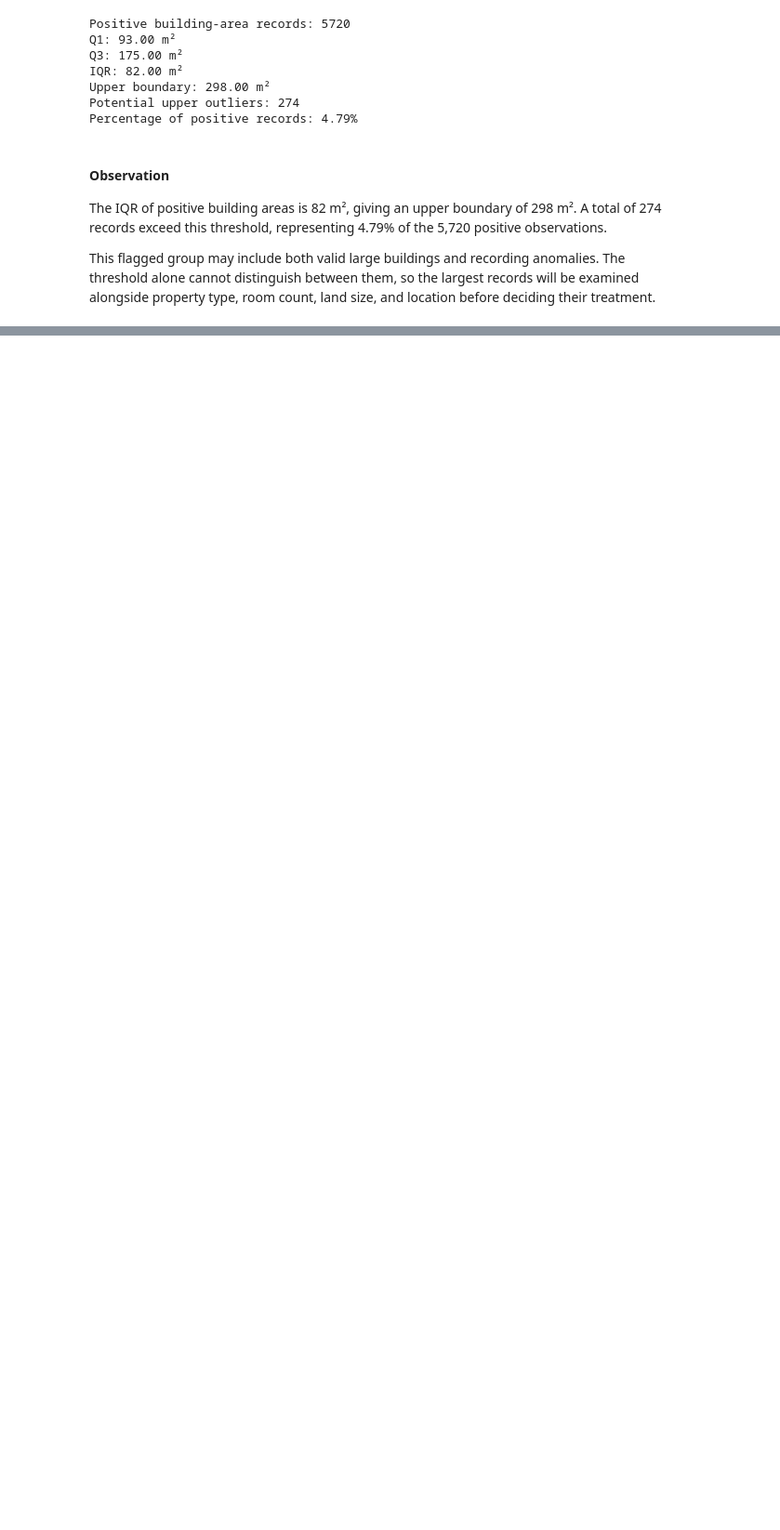
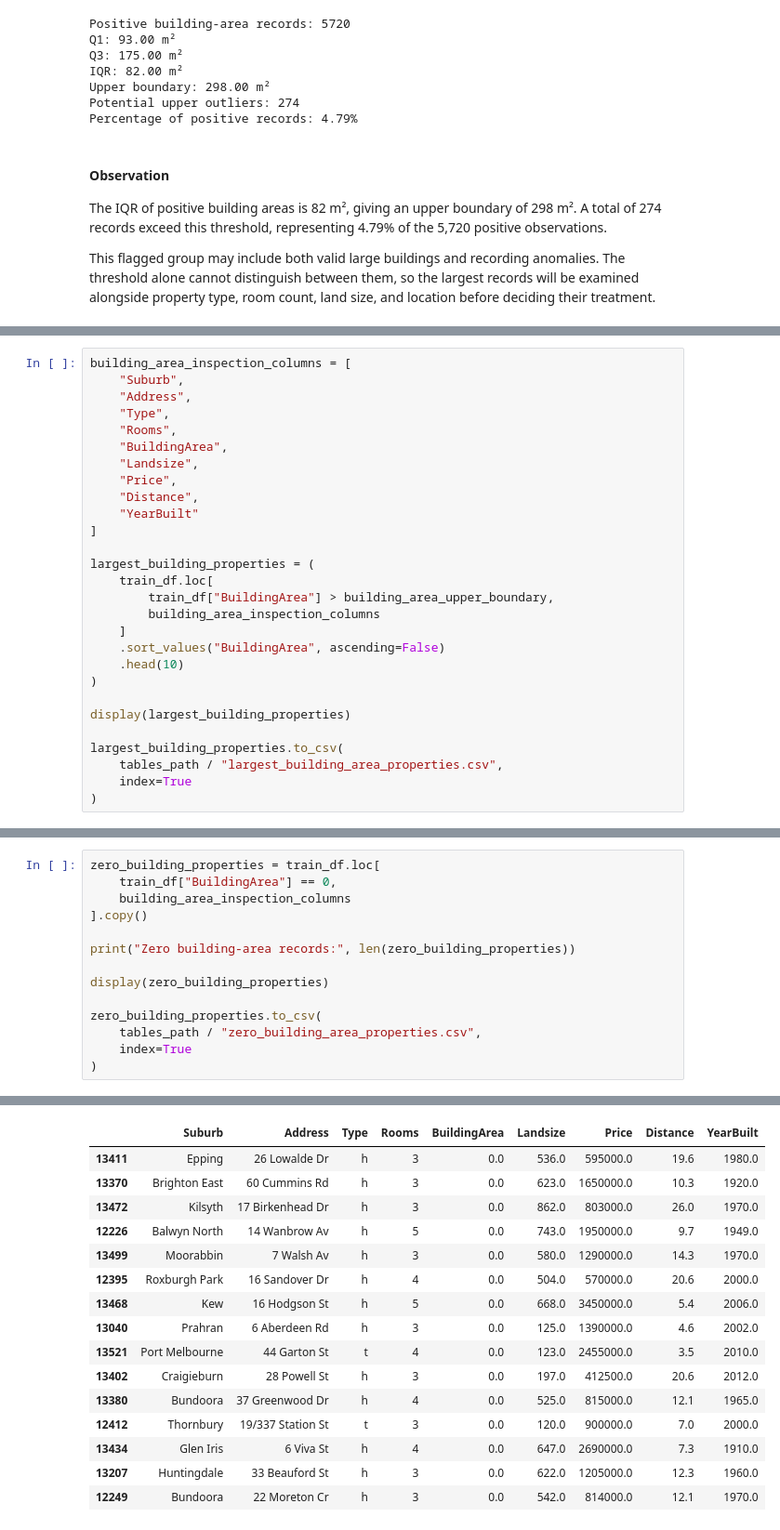
Before and after one commit to WaqasGurmani/house-price-linear-models, a Jupyter notebook: notebooks/02_eda_and_data_quality.ipynb, the cells around one changed output, grey strips where cells are left out. Shown at 93% size. Saved outputs shown, nothing was run; the diff lists cells and outputs as text; blank space fills up the shorter version.

Commit message:
Complete building-area quality review through section 19.8

```diff
--- a/notebooks/02_eda_and_data_quality.ipynb
+++ b/notebooks/02_eda_and_data_quality.ipynb
@@ -2037,0 +2042,28 @@ This flagged group may include both valid large buildings and recording anomalie
+# %%
+building_area_inspection_columns = [
+    "Suburb",
+    "Address",
+    "Type",
+    "Rooms",
+    "BuildingArea",
+    "Landsize",
+    "Price",
+    "Distance",
+    "YearBuilt"
+]
+
+largest_building_properties = (
+    train_df.loc[
+        train_df["BuildingArea"] > building_area_upper_boundary,
+        building_area_inspection_columns
+    ]
+    .sort_values("BuildingArea", ascending=False)
+    .head(10)
+)
+
+display(largest_building_properties)
+
+largest_building_properties.to_csv(
+    tables_path / "largest_building_area_properties.csv",
+    index=True
+)
@@ -2037,0 +2132,15 @@ This flagged group may include both valid large buildings and recording anomalie
+# %%
+zero_building_properties = train_df.loc[
+    train_df["BuildingArea"] == 0,
+    building_area_inspection_columns
+].copy()
+
+print("Zero building-area records:", len(zero_building_properties))
+
+display(zero_building_properties)
+
+zero_building_properties.to_csv(
+    tables_path / "zero_building_area_properties.csv",
+    index=True
+)
+# %% [output]
@@ -2037,0 +2148,16 @@ This flagged group may include both valid large buildings and recording anomalie
+|  | Suburb | Address | Type | Rooms | BuildingArea | Landsize | Price | Distance | YearBuilt |
+| 13411 | Epping | 26 Lowalde Dr | h | 3 | 0.0 | 536.0 | 595000.0 | 19.6 | 1980.0 |
+| 13370 | Brighton East | 60 Cummins Rd | h | 3 | 0.0 | 623.0 | 1650000.0 | 10.3 | 1920.0 |
+| 13472 | Kilsyth | 17 Birkenhead Dr | h | 3 | 0.0 | 862.0 | 803000.0 | 26.0 | 1970.0 |
+| 12226 | Balwyn North | 14 Wanbrow Av | h | 5 | 0.0 | 743.0 | 1950000.0 | 9.7 | 1949.0 |
+| 13499 | Moorabbin | 7 Walsh Av | h | 3 | 0.0 | 580.0 | 1290000.0 | 14.3 | 1970.0 |
+| 12395 | Roxburgh Park | 16 Sandover Dr | h | 4 | 0.0 | 504.0 | 570000.0 | 20.6 | 2000.0 |
+| 13468 | Kew | 16 Hodgson St | h | 5 | 0.0 | 668.0 | 3450000.0 | 5.4 | 2006.0 |
+| 13040 | Prahran | 6 Aberdeen Rd | h | 3 | 0.0 | 125.0 | 1390000.0 | 4.6 | 2002.0 |
+| 13521 | Port Melbourne | 44 Garton St | t | 4 | 0.0 | 123.0 | 2455000.0 | 3.5 | 2010.0 |
+| 13402 | Craigieburn | 28 Powell St | h | 3 | 0.0 | 197.0 | 412500.0 | 20.6 | 2012.0 |
+| 13380 | Bundoora | 37 Greenwood Dr | h | 4 | 0.0 | 525.0 | 815000.0 | 12.1 | 1965.0 |
+| 12412 | Thornbury | 19/337 Station St | t | 3 | 0.0 | 120.0 | 900000.0 | 7.0 | 2000.0 |
+| 13434 | Glen Iris | 6 Viva St | h | 4 | 0.0 | 647.0 | 2690000.0 | 7.3 | 1910.0 |
+| 13207 | Huntingdale | 33 Beauford St | h | 3 | 0.0 | 622.0 | 1205000.0 | 12.3 | 1960.0 |
+| 12249 | Bundoora | 22 Moreton Cr | h | 3 | 0.0 | 542.0 | 814000.0 | 12.1 | 1970.0 |
```
Also changed, not shown: parts of 12 cells of this notebook, 4 other files.
